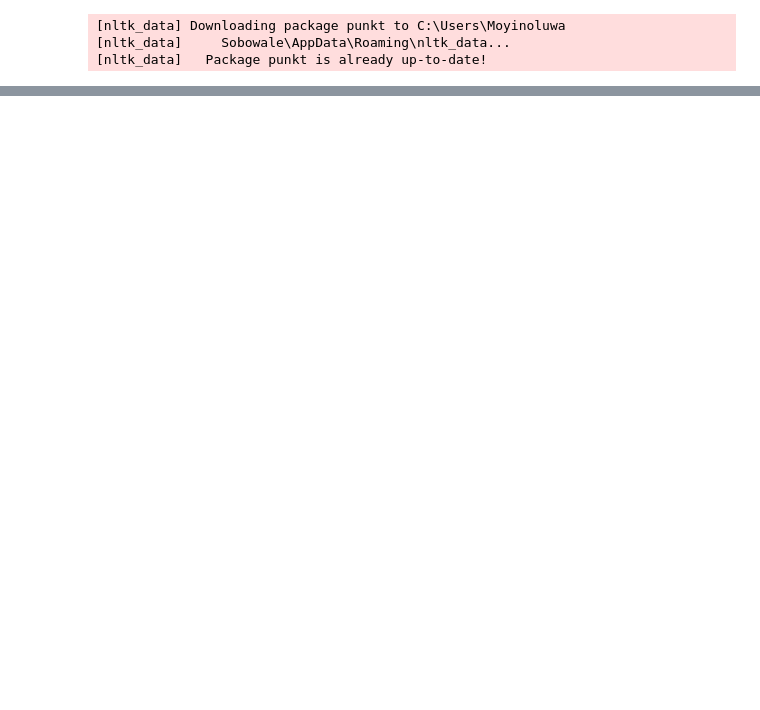
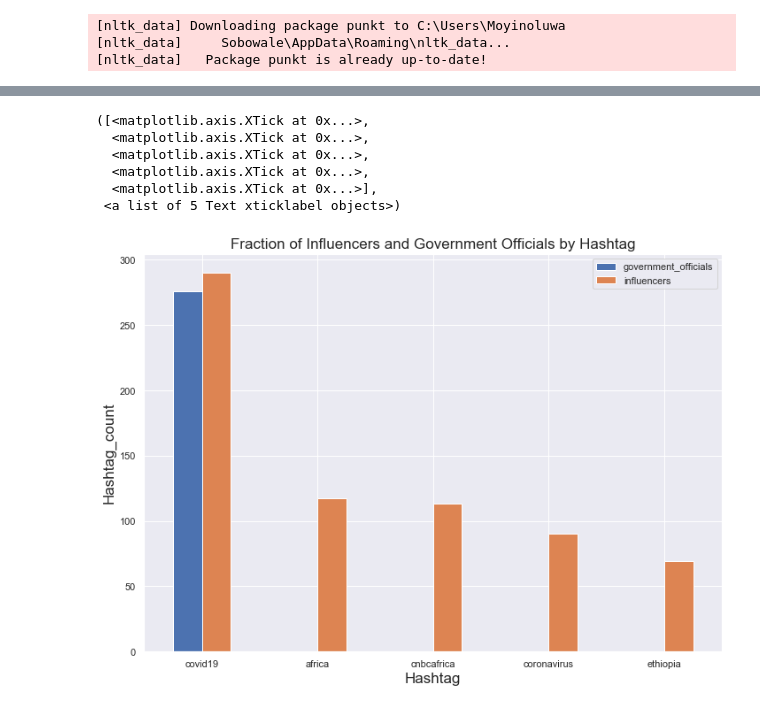
Before and after one commit to Moeyinoluwa/10academy-week-1-challenge, a Jupyter notebook: african_influencers_challenge.ipynb, the cells around one changed output, grey strips where cells are left out. Drawn from its saved outputs; the diff is of its cells as text; code cells hidden in the pictures; blank space fills up the shorter version.

Commit message:
African twitter influencers
An analysis on african twitter influencers using web scrapping and twitter mining (tweepy)

```diff
--- a/african_influencers_challenge.ipynb
+++ b/african_influencers_challenge.ipynb
@@ -831,0 +398,13 @@ followers_count: 10809675
+# %%
+#get new count for all unique hashtags
+hasht_count = {}
+for screen_name in hashtags_lower:
+    for hasht in hashtags_lower[screen_name]:
+        if not hasht in hasht_count.keys():
+            hasht_count[hasht] = hashtags_lower[screen_name][hasht] # append the unique hashtag count with it's user count
+        else:
+            hasht_count[hasht] += hashtags_lower[screen_name][hasht] # increase the unique hashtag count with it's user count
+# %%
+#top 5 unique hashtags
+top_5 = sorted(hasht_count, key=hasht_count.get, reverse=True)[:5]
+top_5
@@ -831,0 +423,24 @@ followers_count: 10809675
+# %%
+
+# group influencers and government officials top_5_unique_hashtags count in a dict
+hash_df = {}
+hash_df["hashtags"] = [hashtag for hashtag in top_5]
+hash_df["government_officials"] = []
+hash_df["influencers"] = []
+count = len(hashtags_lower)
+
+for hashtag in top_5:
+    govt_count = []
+    infl_count = []
+    for screen_name in data['screen_name']:
+        if hashtag in hashtags_lower[screen_name]:
+            if count>93: # govt_officials are the first 36 screen_names
+                    govt_count.append(hashtags_lower[screen_name][hashtag])
+            else:
+                infl_count.append(hashtags_lower[screen_name][hashtag])
+            count-=1
+    hash_df["government_officials"].append(sum(govt_count))
+    hash_df["influencers"].append(sum(infl_count))
+# %%
+hashtag_df = pd.DataFrame(hash_df)
+hashtag_df
@@ -831,0 +454,16 @@ followers_count: 10809675
+# %%
+
+fig, ax = plt.subplots()
+hashtag_df.plot(ax=ax,kind="bar", rot=0)
+ax.set_title("Fraction of Influencers and Government Officials by Hashtag", fontsize=17)
+ax.set_xlabel("Hashtag", fontsize=17)
+ax.set_ylabel("Hashtag_count", fontsize=17)
+plt.xticks((0,1,2,3,4),(hashtag_df["hashtags"]))
+# %% [output]
+([<matplotlib.axis.XTick at 0x...>,
+  <matplotlib.axis.XTick at 0x...>,
+  <matplotlib.axis.XTick at 0x...>,
+  <matplotlib.axis.XTick at 0x...>,
+  <matplotlib.axis.XTick at 0x...>],
+ <a list of 5 Text xticklabel objects>)
+[figure, added]
```
Also changed, not shown: parts of 50 cells of this notebook.
